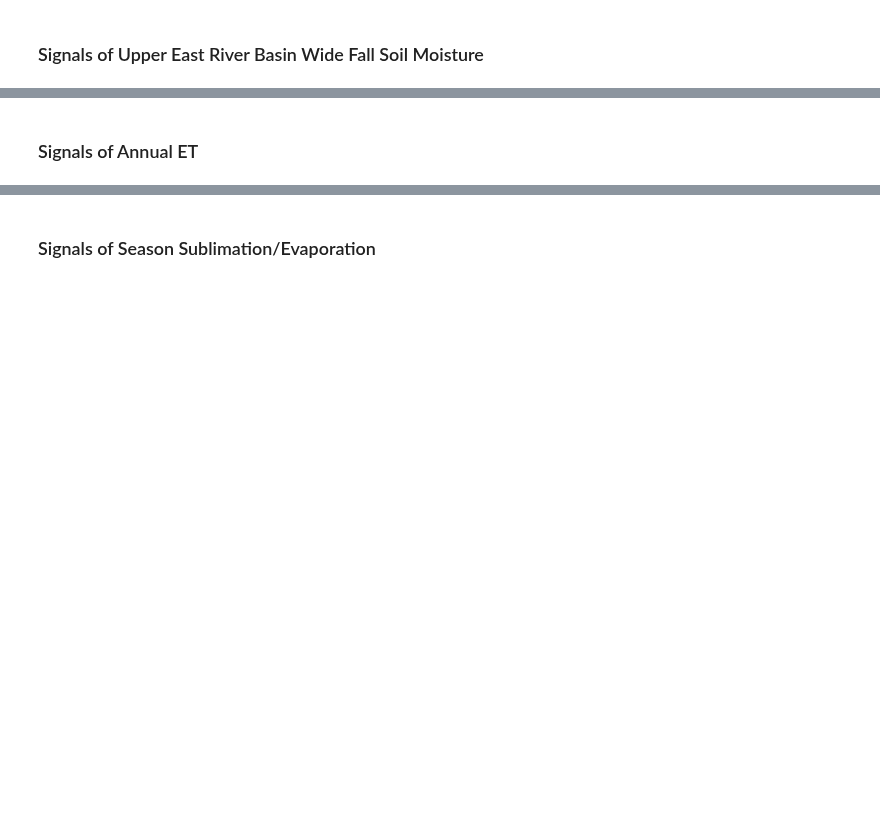
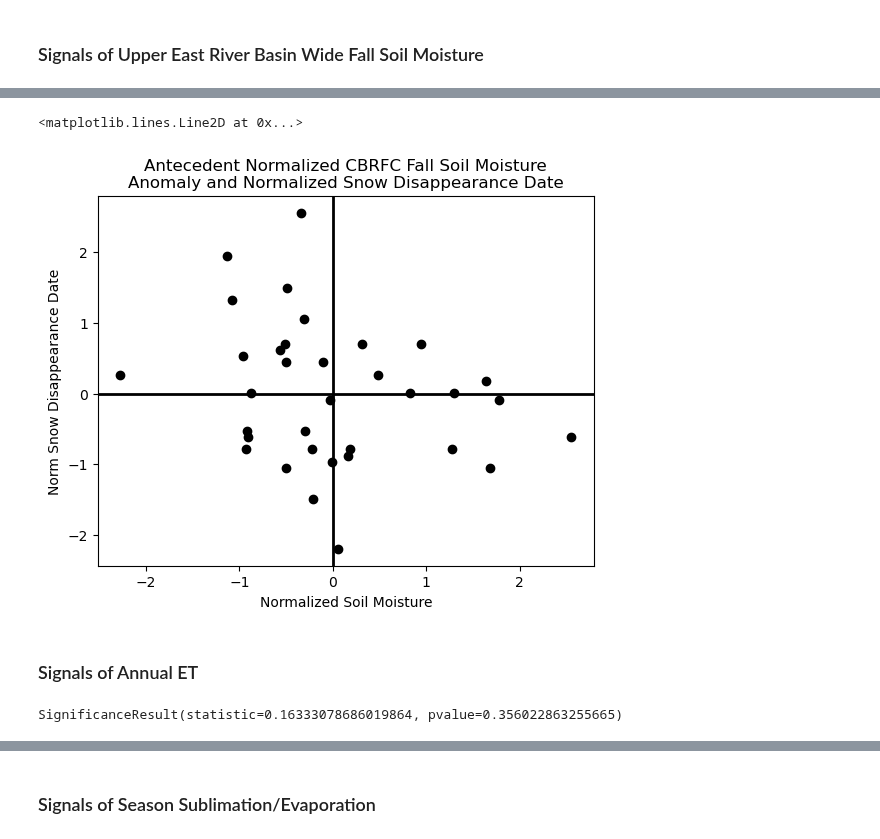
Before and after one commit to dlhogan97/Spring-Precipitation-Effect-CO-River, a Jupyter notebook: notebooks/annual_water_flux_rank.ipynb, the cells around one changed output, grey strips where cells are left out. Drawn from its saved outputs; the diff is of its cells as text; code cells hidden in the pictures; blank space fills up the shorter version.

```diff
--- a/notebooks/annual_water_flux_rank.ipynb
+++ b/notebooks/annual_water_flux_rank.ipynb
@@ -342,3 +388,14 @@ plt.legend()
+# %%
+plt.scatter(norm_er_cbrfc_rpj_basin_mean,norm_sdd, color='k')
+
+plt.title('Antecedent Normalized CBRFC Fall Soil Moisture\nAnomaly and Normalized Snow Disappearance Date')
+plt.ylabel('Norm Snow Disappearance Date')
+plt.xlabel('Normalized Soil Moisture')
+plt.axhline(0, color='k', lw=2)
+plt.axvline(0, color='k', lw=2)
+# %% [output]
+<matplotlib.lines.Line2D at 0x...>
+[figure, added]
 # %% [markdown]
 ### Signals of Annual ET
 # %%
@@ -348,6 +405,11 @@ norm_wrf_annual_et = (wrf_annual_et-wrf_annual_et.mean())/wrf_annual_et.std()
 
 sorted_annual_et = norm_wrf_annual_et.sort_values(by='ET_rate')
 sorted_annual_et_top_5 = sorted_annual_et[-5:].index.values
+# %%
+# Spearman rank coefficent for snow disappearance date
+stats.spearmanr(sorted_annual_et.index, sorted_residual.index)
+# %% [output]
+SignificanceResult(statistic=0.16333078686019864, pvalue=0.356022863255665)
 # %%
 plt.scatter(sorted_annual_et,residual, color='k')
 plt.scatter(sorted_annual_et.loc[sorted_annual_et_top_5],residual.loc[sorted_annual_et_top_5], color='r')
```
Also changed, not shown: parts of 26 cells of this notebook, 2 other files.
